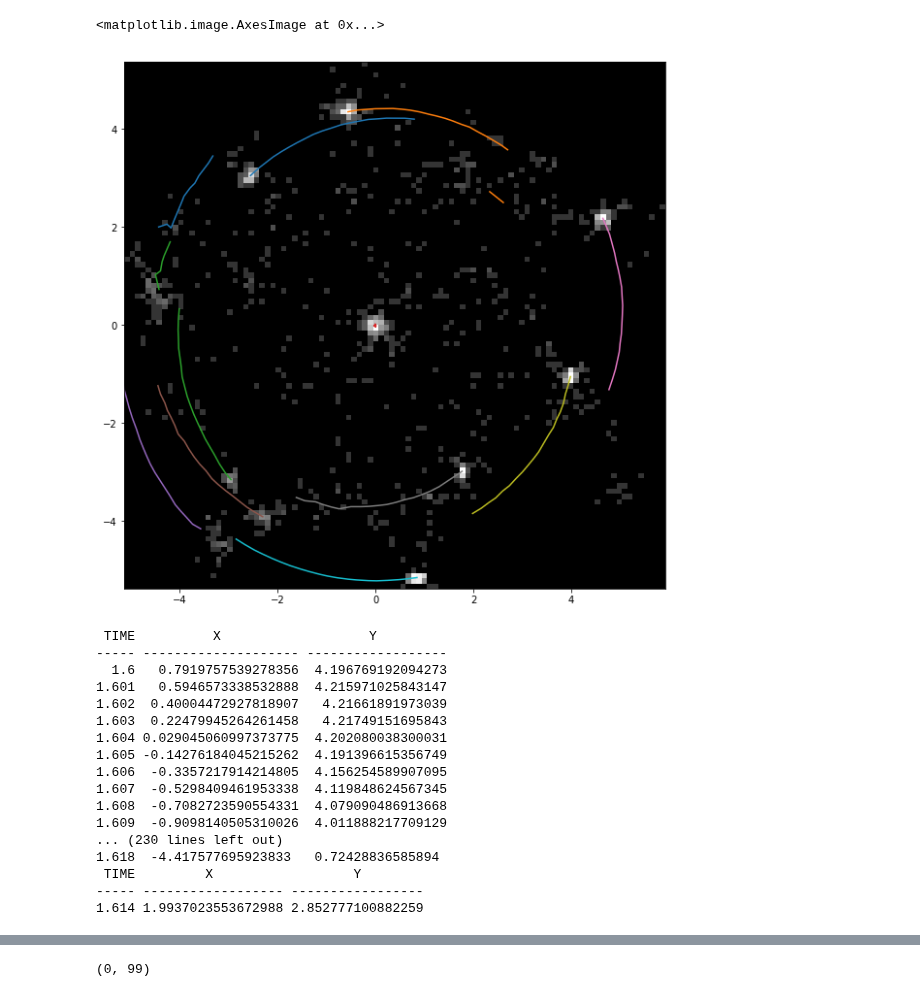
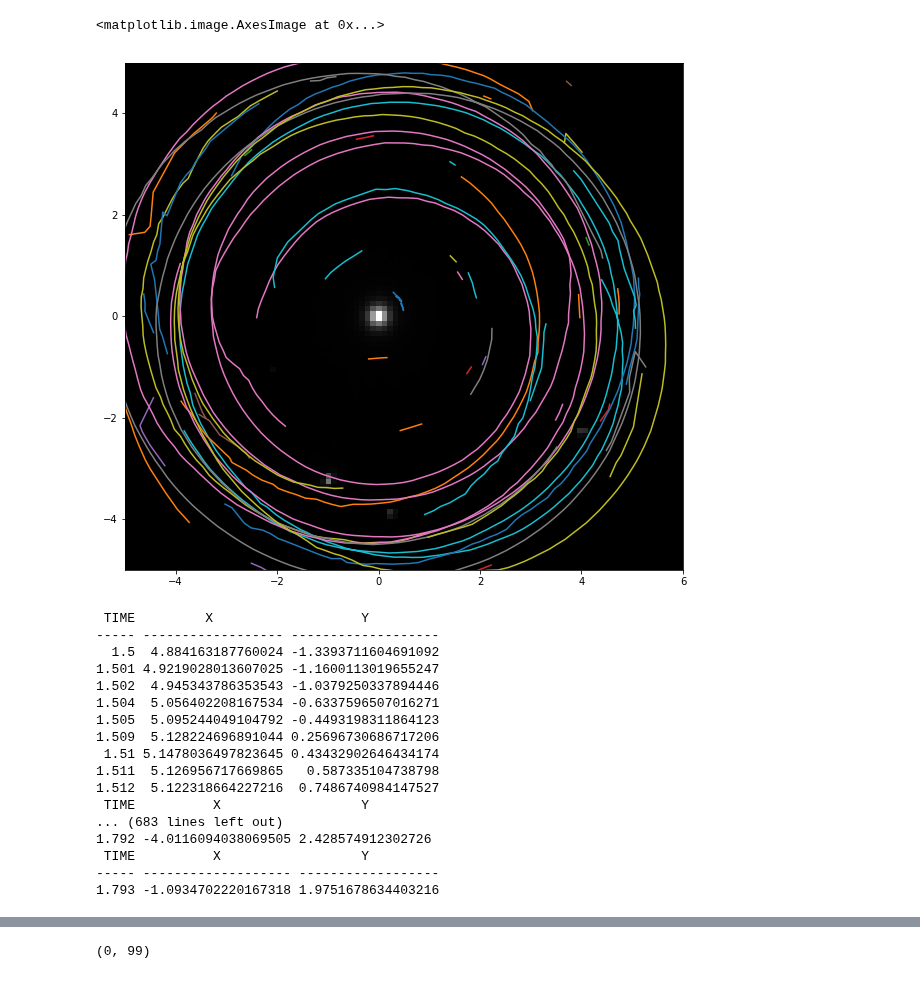
Before and after one commit to BethanyGarver/clumpy-star-formation, a Jupyter notebook: ClusterFinderPhotutils-checkpoint.ipynb, the cells around one changed output, grey strips where cells are left out. Saved outputs shown, nothing was run; the diff lists cells and outputs as text; code cells hidden in the pictures.

```diff
--- a/ClusterFinderPhotutils-checkpoint.ipynb
+++ b/ClusterFinderPhotutils-checkpoint.ipynb
@@ -125,7 +125,7 @@ def MeanPeaks(starlist,positions):
     meanPositions = (x,y)
     return x,y,meanPositions
 # %%
-def TrackClumps(oldClumps,xcoords,ycoords):
+def TrackClumps(oldClumps,xcoords,ycoords,stars):
     # Match clumps in current timestep to clumps in previous timesteps
     leftx = xcoords
     lefty = ycoords
@@ -137,7 +137,7 @@ def TrackClumps(oldClumps,xcoords,ycoords):
         for skip in range(1,6): #run through the previous 5 timesteps
             clumpsrho = (leftx**2+lefty**2)**(1/2)
             clumpsvcirc = vDisk(clumpsrho)
-            cxrot,cyrot = RotateBack(leftx,lefty,dt,clumpsvcirc) #move clumps back in time
+            cxrot,cyrot = RotateBack(leftx,lefty,skip*dt,clumpsvcirc) #move clumps back in time
             xleft = []
             yleft = []
             ileft = []
@@ -149,18 +149,25 @@ def TrackClumps(oldClumps,xcoords,ycoords):
                         yi = cyrot[i]
                         xj = newest[1]
                         yj = newest[2]
-                        if (xi-xj)**2+(yi-yj)**2<0.1:
+                        if (xi-xj)**2+(yi-yj)**2<0.25 and clumpsrho[i]>0.5:
+                            inclump = ((stars['XROT']-leftx[i])**2+(stars['YROT']-lefty[i])**2<0.09)
+                            clumpStars = stars[inclump] #only includes stars in clump
                             clump.append([start,xcoords[lefti[i]],ycoords[lefti[i]]])
+                            clump[0] = clump[0]+list(clumpStars['INDEX'])
+                            clump[0] = make_unique(clump[0])
                             break
                     if clump==clumps[len(clumps)-1]: #make a list of clumps that do not match clumps seen earlier
-                        xleft.append(xi)
-                        yleft.append(yi)
+                        xleft.append(leftx[i])
+                        yleft.append(lefty[i])
                         ileft.append(lefti[i])
             leftx = np.array(xleft)
             lefty = np.array(yleft)
             lefti = ileft
     for i in range(0,len(lefti)): #add clumps that don't match older ones to the end of the list
-        clumps.append([[start,xcoords[lefti[i]],ycoords[lefti[i]]]])
+        if leftx[i]**2+lefty[i]**2>0.25:
+            inclump = ((stars['XROT']-leftx[i])**2+(stars['YROT']-lefty[i])**2<0.09)
+            clumpStars = stars[inclump] #only includes stars in clump
+            clumps.append([list(clumpStars['INDEX']),[start,xcoords[lefti[i]],ycoords[lefti[i]]]])
     return clumps
 # %%
 # Read txyz file
@@ -245,39 +257,41 @@ while start<1.62:
 # %%
 #Plot locations of clumps through time
 plt.figure(figsize=(10,10))
 for i in clumps:
     x = []
     y = []
     for j in i:
-        x.append(j[1])
-        y.append(j[2])
+        if len(j)==3:
+            x.append(j[1])
+            y.append(j[2])
     plt.plot(x,y)
-plt.imshow(im, cmap='Greys_r', norm=norm, extent=extent)
+plt.imshow(im, cmap='Greys_r', extent=extent)
 # %% [output]
 <matplotlib.image.AxesImage at 0x...>
-[figure, old version]
+[figure, new version]
 # %%
 # Print x and y locations of clumps
 for i in clumps:
     t = Table(names=('TIME','X','Y'))
     for j in i:
-        t.add_row((j[0],j[1],j[2]))
+        if len(j)==3:
+            t.add_row((j[0],j[1],j[2]))
     print(t)
 # %% [output]
- TIME          X                   Y
------ -------------------- ------------------
-  1.6   0.7919757539278356  4.196769192094273
-1.601   0.5946573338532888  4.215971025843147
-1.602  0.40004472927818907   4.21661891973039
-1.603  0.22479945264261458   4.21749151695843
-1.604 0.029045060997373775  4.202080038300031
-1.605 -0.14276184045215262  4.191396615356749
-1.606  -0.3357217914214805  4.156254589907095
-1.607  -0.5298409461953338  4.119848624567345
-1.608  -0.7082723590554331  4.079090486913668
-1.609  -0.9098140505310026  4.011888217709129
-... (230 lines left out)
-1.618  -4.417577695923833   0.72428836585894
- TIME         X                  Y
------ ------------------ -----------------
-1.614 1.9937023553672988 2.852777100882259
+ TIME         X                   Y
+----- ------------------ -------------------
+  1.5  4.884163187760024 -1.3393711604691092
+1.501 4.9219028013607025 -1.1600113019655247
+1.502  4.945343786353543 -1.0379250337894446
+1.504  5.056402208167534 -0.6337596507016271
+1.505  5.095244049104792 -0.4493198311864123
+1.509  5.128224696891044 0.25696730686717206
+ 1.51 5.1478036497823645 0.43432902646434174
+1.511  5.126956717669865   0.587335104738798
+1.512  5.122318664227216  0.7486740984147527
+ TIME          X                  Y
+... (683 lines left out)
+1.792 -4.0116094038069505 2.428574912302726
+ TIME          X                  Y
+----- ------------------- ------------------
+1.793 -1.0934702220167318 1.9751678634403216
```
Also changed, not shown: parts of 5 cells of this notebook.
